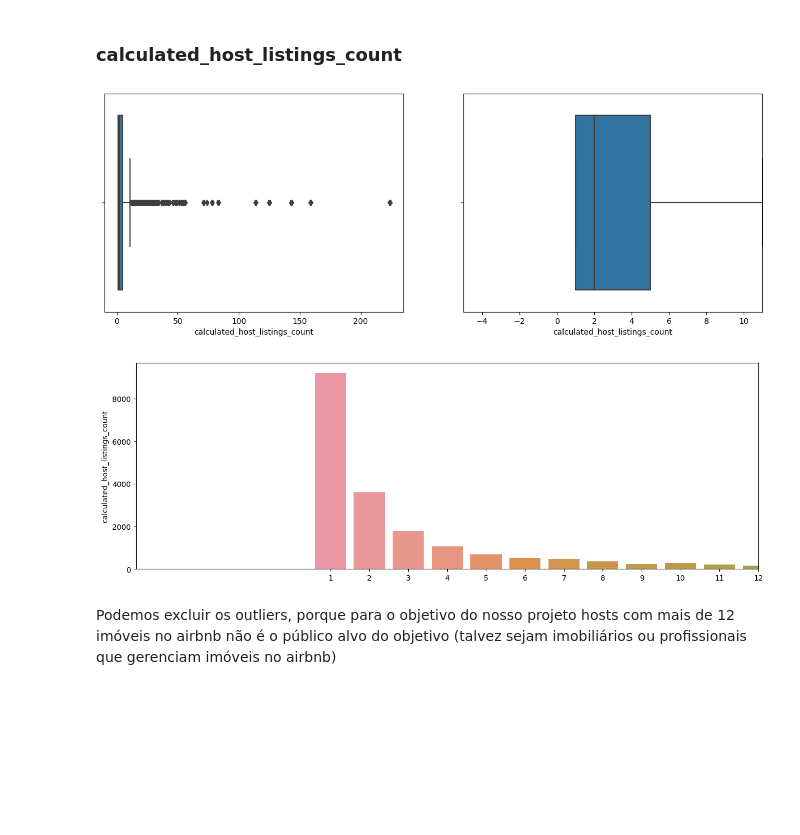
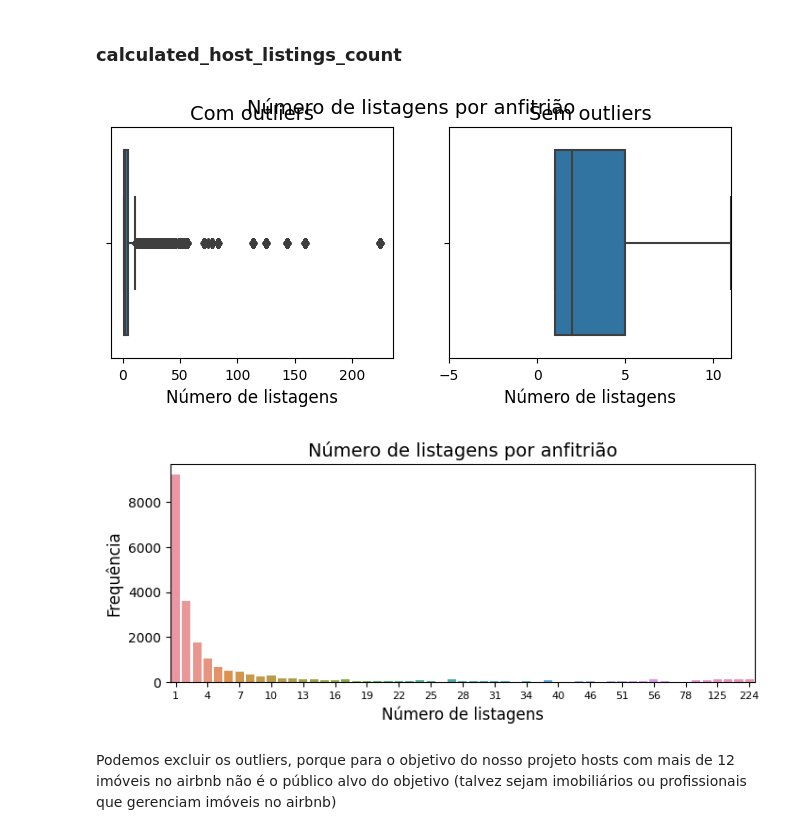
Before and after one commit to Ciencia-de-Dados-IMT/Projeto-I, a Jupyter notebook: Projeto_S1.ipynb, the cells around one changed output. Drawn from its saved outputs; the diff is of its cells as text; code cells hidden in the pictures; blank space fills up the shorter version.

```diff
--- a/Projeto_S1.ipynb
+++ b/Projeto_S1.ipynb
@@ -346,11 +344,11 @@ https://gist.github.com/mwaskom/de44147ed2974457ad6372750bbe5751
 # %% [markdown]
 ### **calculated_host_listings_count**
-# %%
-diagrama_caixa(df_airbnb_listagens['calculated_host_listings_count'])
-grafico_barra(df_airbnb_listagens['calculated_host_listings_count'])
-# %% [output]
-[figure, removed]
-[figure, removed]
+# %%
+diagrama_caixa(df_airbnb_listagens['calculated_host_listings_count'], 'Número de listagens por anfitrião', 'Número de listagens', 12, 14)
+grafico_barra(df_airbnb_listagens['calculated_host_listings_count'], 'Número de listagens por anfitrião', 'Número de listagens', 'Frequência', 12, 14, 8)
+# %% [output]
+[figure, added]
+[figure, added]
 # %% [markdown]
 Podemos excluir os outliers, porque para o objetivo do nosso projeto hosts com mais de 12 imóveis no airbnb não é o público alvo do objetivo (talvez sejam imobiliários ou profissionais que gerenciam imóveis no airbnb)
 # %%
```
Also changed, not shown: parts of 85 cells of this notebook, 2 other files.
